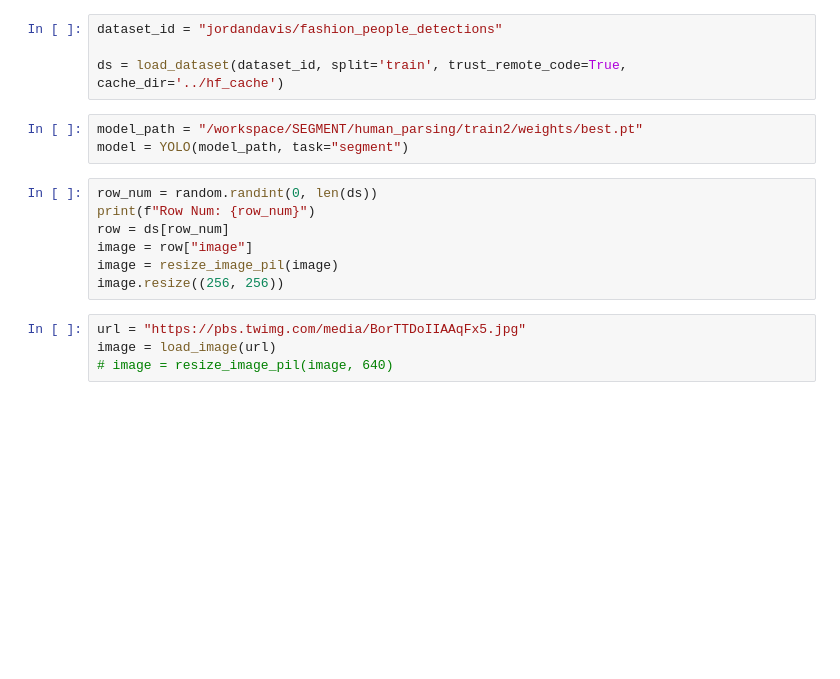
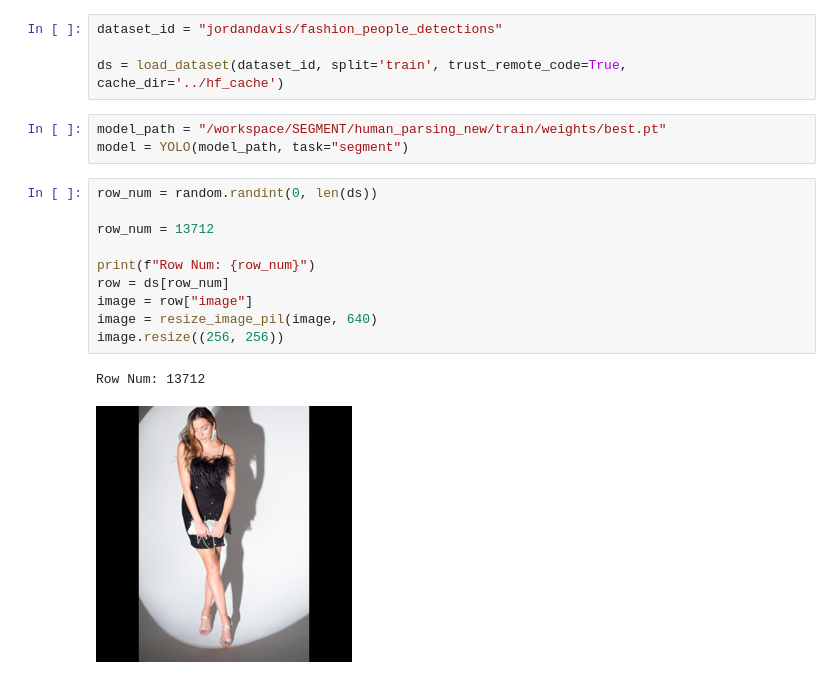
Before and after one commit to MnLgt/ImagenHeap, a Jupyter notebook: notebooks/yolo_results.ipynb, the cells around one changed output. Cells and saved outputs as stored; diff of their text form; blank space fills up the shorter version.

```diff
--- a/notebooks/yolo_results.ipynb
+++ b/notebooks/yolo_results.ipynb
@@ -24,19 +34,21 @@ dataset_id = "jordandavis/fashion_people_detections"
 
 ds = load_dataset(dataset_id, split='train', trust_remote_code=True, cache_dir='../hf_cache')
 # %%
-model_path = "/workspace/SEGMENT/human_parsing/train2/weights/best.pt"
+model_path = "/workspace/SEGMENT/human_parsing_new/train/weights/best.pt"
 model = YOLO(model_path, task="segment")
 # %%
 row_num = random.randint(0, len(ds))
+
+row_num = 13712
+
 print(f"Row Num: {row_num}")
 row = ds[row_num]
 image = row["image"]
-image = resize_image_pil(image)
+image = resize_image_pil(image, 640)
 image.resize((256, 256))
+# %% [output]
+Row Num: 13712
+[figure, added]
-# %%
-url = "https://pbs.twimg.com/media/BorTTDoIIAAqFx5.jpg"
-image = load_image(url)
-# image = resize_image_pil(image, 640)
 # %%
 imgsz = max(image.size)
 
```
Also changed, not shown: parts of 7 cells of this notebook, 6 other files.
